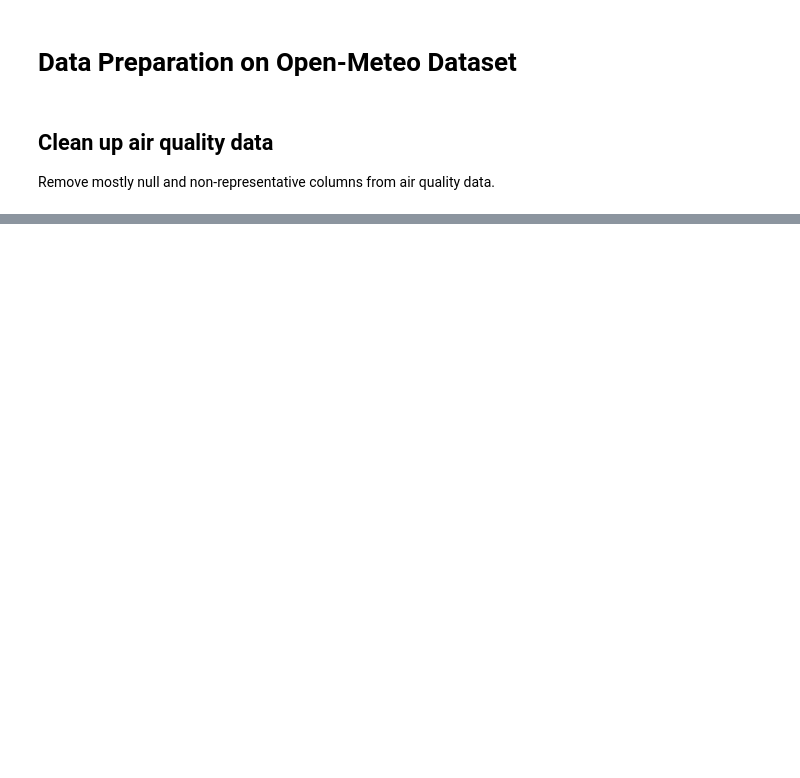
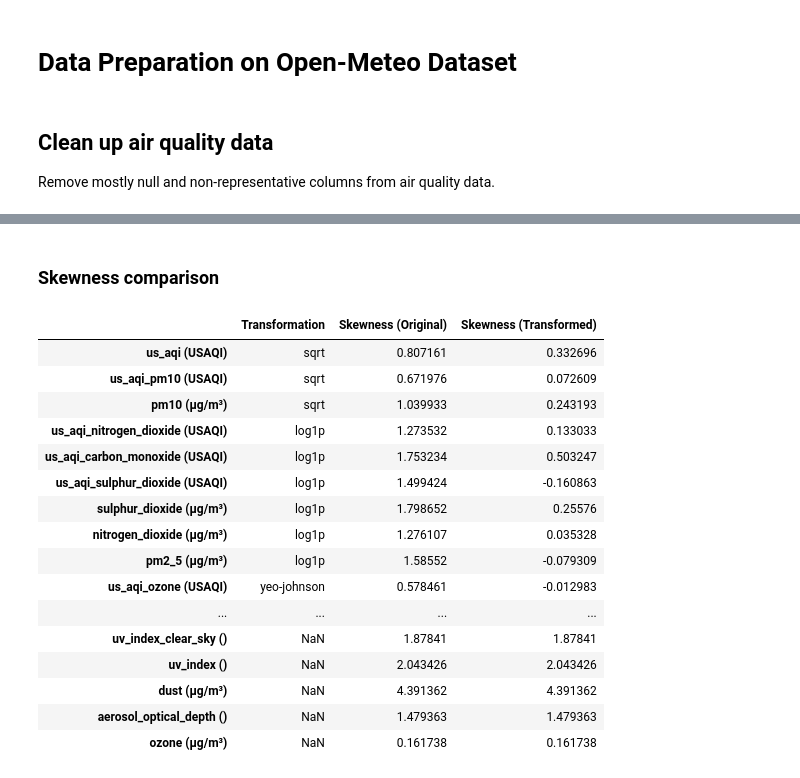
Before and after one commit to ianbunag/cmpe-255-data-mining-project, a Jupyter notebook: 03-30-data-preparation-open-meteo.ipynb, the cells around one changed output, grey strips where cells are left out. Cells and saved outputs as stored; diff of their text form; code cells hidden in the pictures; blank space fills up the shorter version.

```diff
--- a/03-30-data-preparation-open-meteo.ipynb
+++ b/03-30-data-preparation-open-meteo.ipynb
@@ -34,0 +70,64 @@ Columns with null values:
+# %%
+transformations = {
+    aq_keys['us_aqi (USAQI)']: 'sqrt',
+    aq_keys['us_aqi_pm10 (USAQI)']: 'sqrt',
+    aq_keys['pm10 (μg/m³)']: 'sqrt',
+    aq_keys['us_aqi_nitrogen_dioxide (USAQI)']: 'log1p',
+    aq_keys['us_aqi_carbon_monoxide (USAQI)']: 'log1p',
+    aq_keys['us_aqi_sulphur_dioxide (USAQI)']: 'log1p',
+    aq_keys['sulphur_dioxide (μg/m³)']: 'log1p',
+    aq_keys['nitrogen_dioxide (μg/m³)']: 'log1p',
+    aq_keys['pm2_5 (μg/m³)']: 'log1p',
+    aq_keys['us_aqi_ozone (USAQI)']: 'yeo-johnson',
+    aq_keys['carbon_monoxide (μg/m³)']: 'yeo-johnson',
+}
+
+aq_transformed = aq_cleaned.copy()
+
+for feature, transformation in transformations.items():
+    if transformation == 'sqrt':
+        aq_transformed[feature] = np.sqrt(aq_transformed[feature])
+    elif transformation == 'log1p':
+        aq_transformed[feature] = np.log1p(aq_transformed[feature])
+    elif transformation == 'yeo-johnson':
+        power_transformer = PowerTransformer(method='yeo-johnson')
+        aq_transformed[feature] = power_transformer.fit_transform(aq_cleaned[[feature]])
+        dump_to_file(power_transformer, prefixes['03_30_data_preparation_yeo_johnson_']+feature)
+# %% [markdown]
+### Skewness comparison
+# %%
+skew_cleaned = {}
+skew_transformed = {}
+
+for column in aq_transformed.columns:
+    if not is_numeric_dtype(aq_cleaned[column]):
+        skew_cleaned[column] = 'N/A'
+        skew_transformed[column] = 'N/A'
+        continue
+
+    skew_cleaned[column] = aq_cleaned[column].skew()
+    skew_transformed[column] = aq_transformed[column].skew()
+
+pd.DataFrame({
+    'Transformation': transformations,
+    'Skewness (Original)': skew_cleaned,
+    'Skewness (Transformed)': skew_transformed
+})
+# %% [output]
+|  | Transformation | Skewness (Original) | Skewness (Transformed) |
+| us_aqi (USAQI) | sqrt | 0.807161 | 0.332696 |
+| us_aqi_pm10 (USAQI) | sqrt | 0.671976 | 0.072609 |
+| pm10 (μg/m³) | sqrt | 1.039933 | 0.243193 |
+| us_aqi_nitrogen_dioxide (USAQI) | log1p | 1.273532 | 0.133033 |
+| us_aqi_carbon_monoxide (USAQI) | log1p | 1.753234 | 0.503247 |
+| us_aqi_sulphur_dioxide (USAQI) | log1p | 1.499424 | -0.160863 |
+| sulphur_dioxide (μg/m³) | log1p | 1.798652 | 0.25576 |
+| nitrogen_dioxide (μg/m³) | log1p | 1.276107 | 0.035328 |
+| pm2_5 (μg/m³) | log1p | 1.58552 | -0.079309 |
+| us_aqi_ozone (USAQI) | yeo-johnson | 0.578461 | -0.012983 |
+| ... | ... | ... | ... |
+| uv_index_clear_sky () | NaN | 1.87841 | 1.87841 |
+| uv_index () | NaN | 2.043426 | 2.043426 |
+| dust (μg/m³) | NaN | 4.391362 | 4.391362 |
+| aerosol_optical_depth () | NaN | 1.479363 | 1.479363 |
+| ozone (μg/m³) | NaN | 0.161738 | 0.161738 |
```
Also changed, not shown: parts of 9 cells of this notebook, 5 other files.
